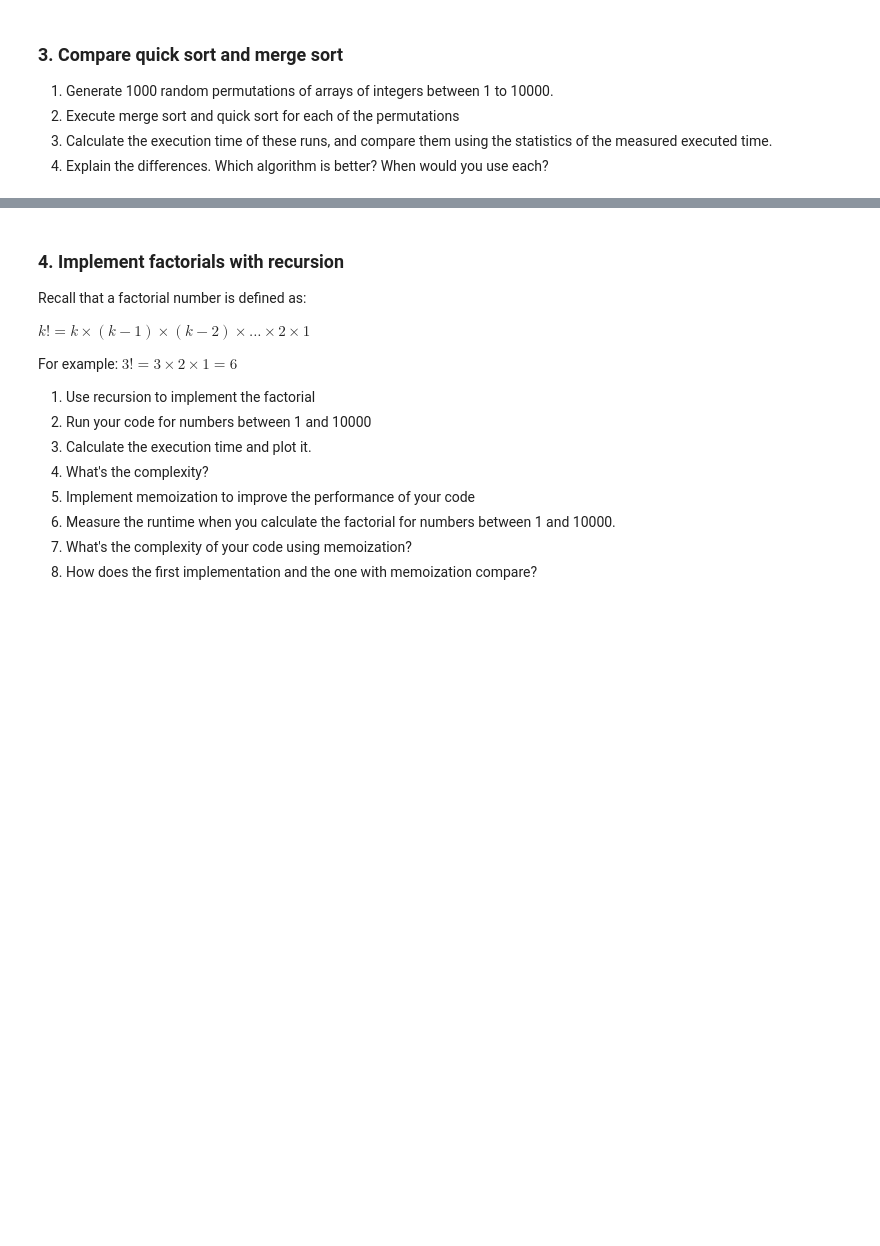
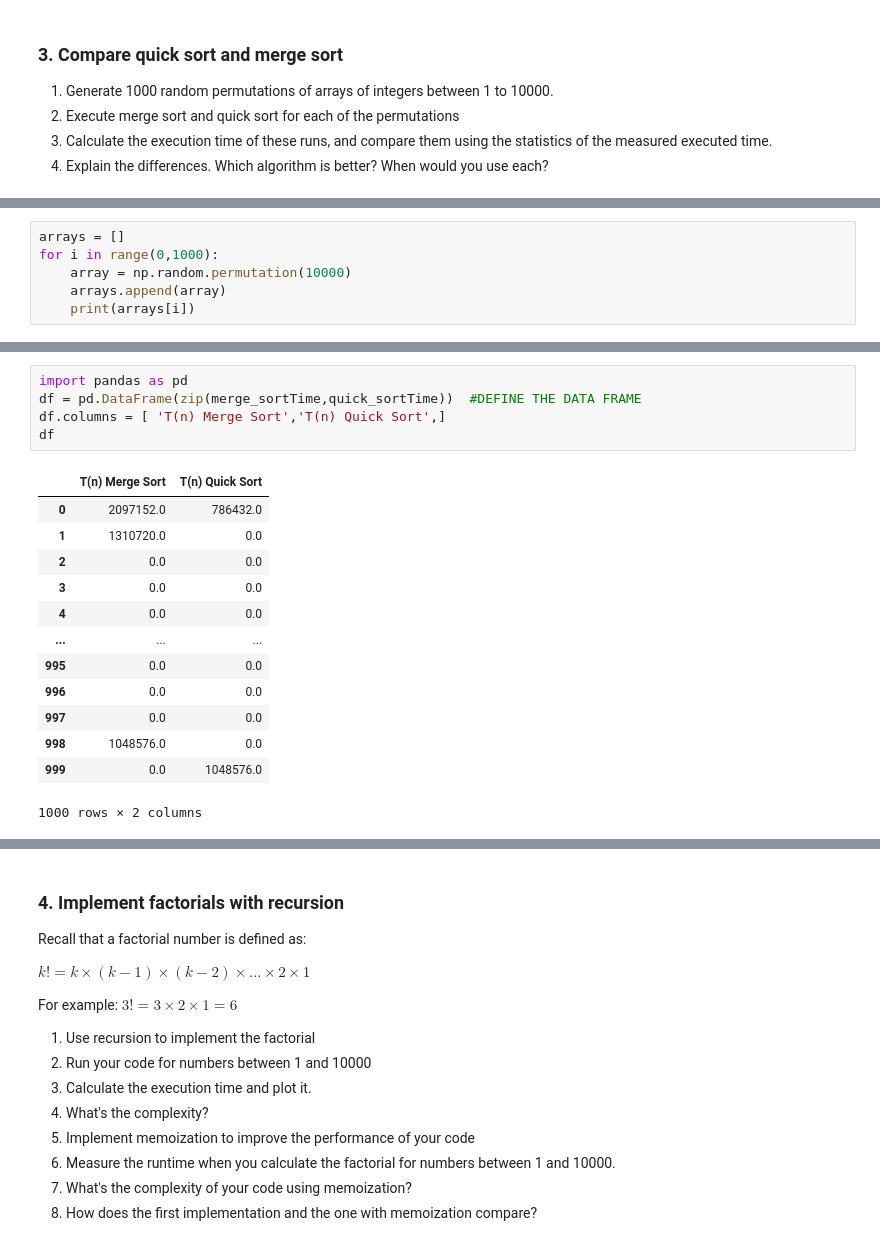
Before and after one commit to juanfranciscocis/Data-Structures, a Jupyter notebook: homework_3/hw3.ipynb, the cells around one changed output, grey strips where cells are left out. Cells and saved outputs as stored; diff of their text form; blank space fills up the shorter version.

```diff
--- a/homework_3/hw3.ipynb
+++ b/homework_3/hw3.ipynb
@@ -204,0 +220,6 @@ print(sorting(array))
+# %%
+arrays = []
+for i in range(0,1000):
+    array = np.random.permutation(10000)
+    arrays.append(array)
+    print(arrays[i])
@@ -204,0 +354,19 @@ print(sorting(array))
+# %%
+import pandas as pd
+df = pd.DataFrame(zip(merge_sortTime,quick_sortTime))  #DEFINE THE DATA FRAME
+df.columns = [ 'T(n) Merge Sort','T(n) Quick Sort',]
+df
+# %% [output]
+|  | T(n) Merge Sort | T(n) Quick Sort |
+| 0 | 2097152.0 | 786432.0 |
+| 1 | 1310720.0 | 0.0 |
+| 2 | 0.0 | 0.0 |
+| 3 | 0.0 | 0.0 |
+| 4 | 0.0 | 0.0 |
+| ... | ... | ... |
+| 995 | 0.0 | 0.0 |
+| 996 | 0.0 | 0.0 |
+| 997 | 0.0 | 0.0 |
+| 998 | 1048576.0 | 0.0 |
+| 999 | 0.0 | 1048576.0 |
+1000 rows × 2 columns
```
Also changed, not shown: parts of 12 cells of this notebook.
